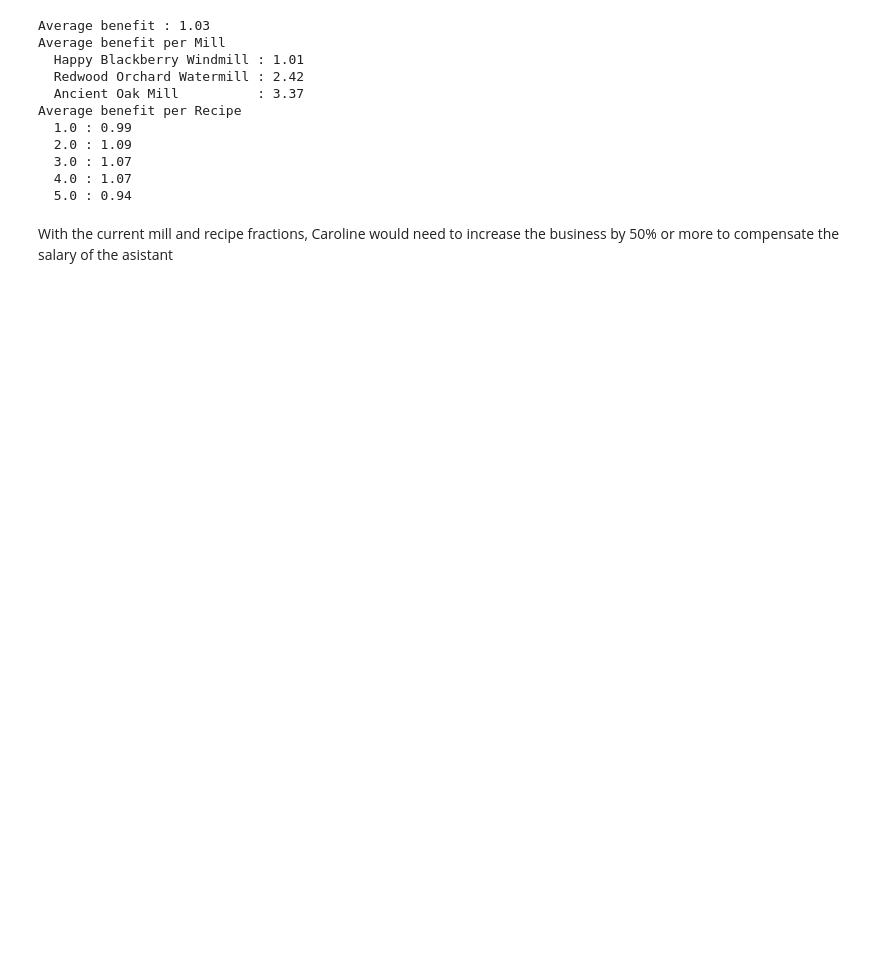
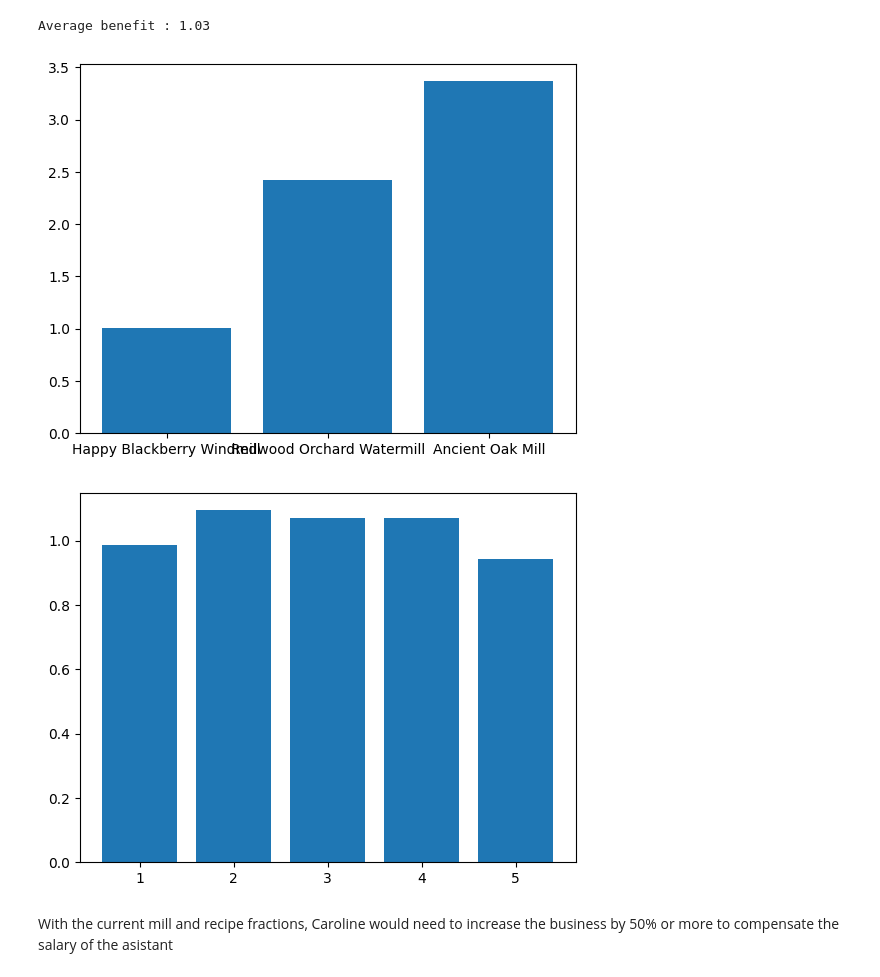
Before and after one commit to jmontejo/SDSC_exercise, a Jupyter notebook: Discussion.ipynb, the cells around one changed output. Cells and saved outputs as stored; diff of their text form; code cells hidden in the pictures; blank space fills up the shorter version.

```diff
--- a/Discussion.ipynb
+++ b/Discussion.ipynb
@@ -14,36 +17,28 @@ The benefit per package from each mill and recipe is:
 # %%
 import pandas as pd
 from matplotlib import pyplot as plt
 
 df = pd.read_csv("flour_dataset.csv")
 df = df[df.isnull().sum(1) == 1]
 
 benefits = {'High':5-1, 'Average':2.5-1, 'Low':1.2-1}
 df['Benefit'] = df['Quality'].map(benefits)
 
 print(f"Average benefit : {df['Benefit'].mean():.2f}")
 
-print('Average benefit per Mill')
-for mill in df['Production Mill'].unique():
-    avg_b = df[df['Production Mill']==mill]['Benefit'].mean()
-    print(f'  {mill:<25} : {avg_b:.2f}')
+mills = df['Production Mill'].unique()
+millbenefits = [ df[df['Production Mill']==mill]['Benefit'].mean() for mill in mills]
+plt.bar(mills, millbenefits)
+plt.show()
 
-print('Average benefit per Recipe')
-for recipe in sorted(df['Production Recipe'].unique()):
-    avg_b = df[df['Production Recipe']==recipe]['Benefit'].mean()
-    print(f'  {recipe} : {avg_b:.2f}')
+recipes = sorted(df['Production Recipe'].unique())
+recipebenefits = [df[df['Production Recipe']==recipe]['Benefit'].mean() for recipe in recipes]
+plt.bar(recipes, recipebenefits)
+plt.show()
 # %% [output]
 Average benefit : 1.03
-Average benefit per Mill
-  Happy Blackberry Windmill : 1.01
-  Redwood Orchard Watermill : 2.42
-  Ancient Oak Mill          : 3.37
-Average benefit per Recipe
-  1.0 : 0.99
-  2.0 : 1.09
-  3.0 : 1.07
-  4.0 : 1.07
-  5.0 : 0.94
+[figure, added]
+[figure, added]
 # %% [markdown]
 With the current mill and recipe fractions, Caroline would need to increase the business by 50% or more to compensate the salary of the asistant
 # %% [markdown]
```
Also changed, not shown: parts of 2 cells of this notebook, 9 other files.
